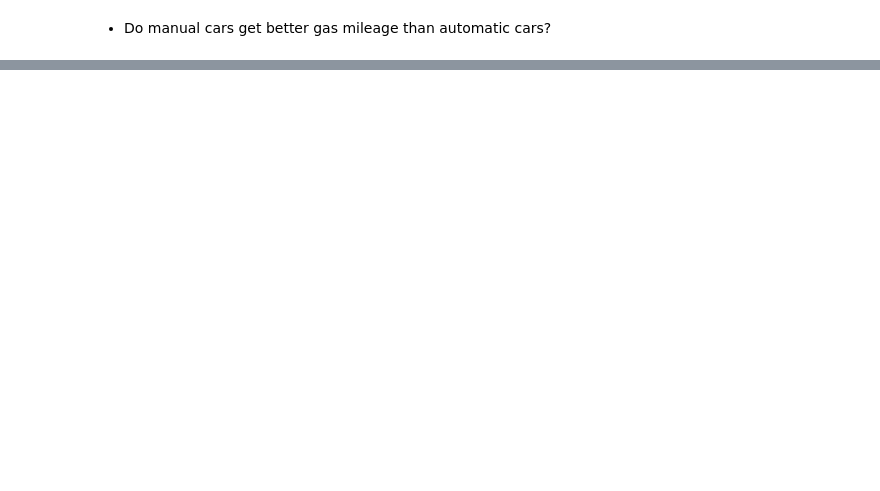
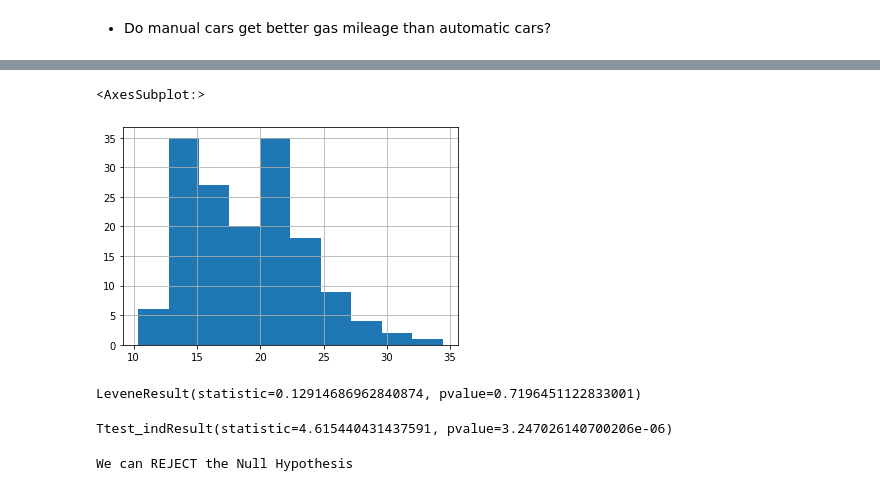
Before and after one commit to David-Howell/statistics-exercises, a Jupyter notebook: hypothesis_testing.ipynb, the cells around one changed output, grey strips where cells are left out. Cells and saved outputs as stored; diff of their text form; code cells hidden in the pictures; blank space fills up the shorter version.

```diff
--- a/hypothesis_testing.ipynb
+++ b/hypothesis_testing.ipynb
@@ -58,0 +257,11 @@ Continue working in your `hypothesis_testing` notebook.
+# %%
+auto_avg_mpg.hist()
+# %% [output]
+<AxesSubplot:>
+[figure, added]
+# %%
+# Verified that these are independent smaples
+# Now let's check the varience
+stats.levene(manual_avg_mpg, auto_avg_mpg)
+# %% [output]
+LeveneResult(statistic=0.12914686962840874, pvalue=0.7196451122833001)
@@ -58,0 +270,4 @@ Continue working in your `hypothesis_testing` notebook.
+# %%
+stats.ttest_ind(manual_avg_mpg, auto_avg_mpg, alternative='greater')
+# %% [output]
+Ttest_indResult(statistic=4.615440431437591, pvalue=3.247026140700206e-06)
@@ -58,0 +276,7 @@ Continue working in your `hypothesis_testing` notebook.
+# %%
+if (t > 0) and ((p / 2) < α):
+    print('We can REJECT the Null Hypothesis')
+else:
+    print('We CANNOT reject the Null Hypothesis')
+# %% [output]
+We can REJECT the Null Hypothesis
```
Also changed, not shown: parts of 33 cells of this notebook.
